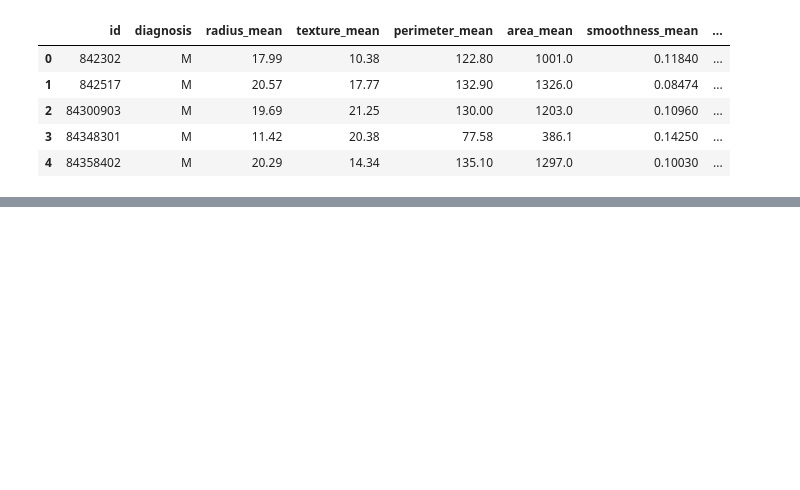
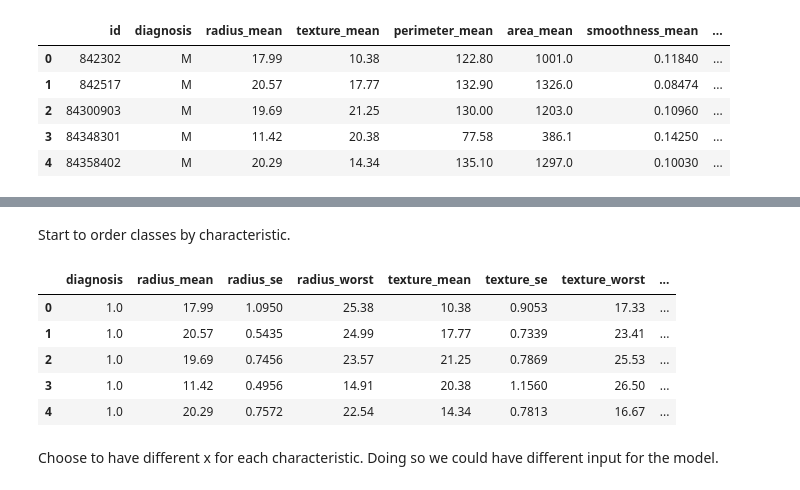
Before and after one commit to mattabott/Breath_cancer_prediction, a Jupyter notebook: Breath_cancer.ipynb, the cells around one changed output, grey strips where cells are left out. Cells and saved outputs as stored; diff of their text form; code cells hidden in the pictures; blank space fills up the shorter version.

```diff
--- a/Breath_cancer.ipynb
+++ b/Breath_cancer.ipynb
@@ -584,0 +70,45 @@ Dropping some features the results are a little bit different, some percentage p
+# %% [markdown]
+Start to order classes by characteristic.
+# %%
+data = data[[
+            'diagnosis',
+            'radius_mean',
+            'radius_se',
+            'radius_worst',
+            'texture_mean',
+            'texture_se',
+            'texture_worst',
+            'perimeter_mean',
+            'perimeter_se',
+            'perimeter_worst',
+            'area_mean',
+            'area_se',
+            'area_worst',
+            'smoothness_mean',
+            'smoothness_se',
+            'smoothness_worst',
+            'compactness_mean',
+            'compactness_se',
+            'compactness_worst',
+            'concavity_mean',
+            'concavity_se',
+            'concavity_worst',
+            'concave points_mean',
+            'concave points_se',
+            'concave points_worst',
+            'symmetry_mean',
+            'symmetry_se',
+            'symmetry_worst',
+            'fractal_dimension_mean',
+            'fractal_dimension_se',
+            'fractal_dimension_worst'
+]]
+
+data.head()
+# %% [output]
+|  | diagnosis | radius_mean | radius_se | radius_worst | texture_mean | texture_se | texture_worst | ... |
+| 0 | 1.0 | 17.99 | 1.0950 | 25.38 | 10.38 | 0.9053 | 17.33 | ... |
+| 1 | 1.0 | 20.57 | 0.5435 | 24.99 | 17.77 | 0.7339 | 23.41 | ... |
+| 2 | 1.0 | 19.69 | 0.7456 | 23.57 | 21.25 | 0.7869 | 25.53 | ... |
+| 3 | 1.0 | 11.42 | 0.4956 | 14.91 | 20.38 | 1.1560 | 26.50 | ... |
+| 4 | 1.0 | 20.29 | 0.7572 | 22.54 | 14.34 | 0.7813 | 16.67 | ... |
@@ -584,0 +120,3 @@ Dropping some features the results are a little bit different, some percentage p
+# %% [markdown]
+Choose to have different x for each characteristic.
+Doing so we could have different input for the model.
```
Also changed, not shown: parts of 52 cells of this notebook.
